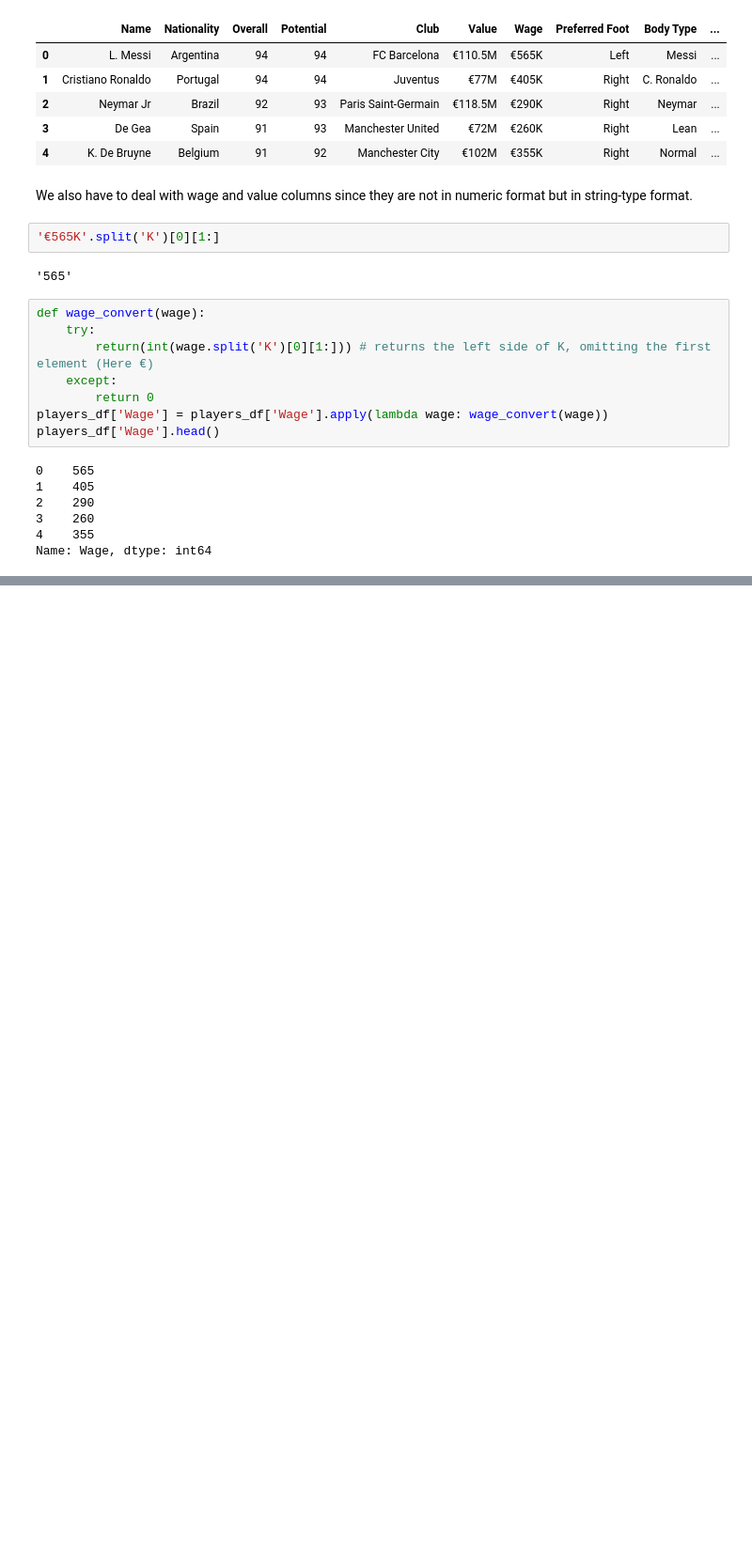
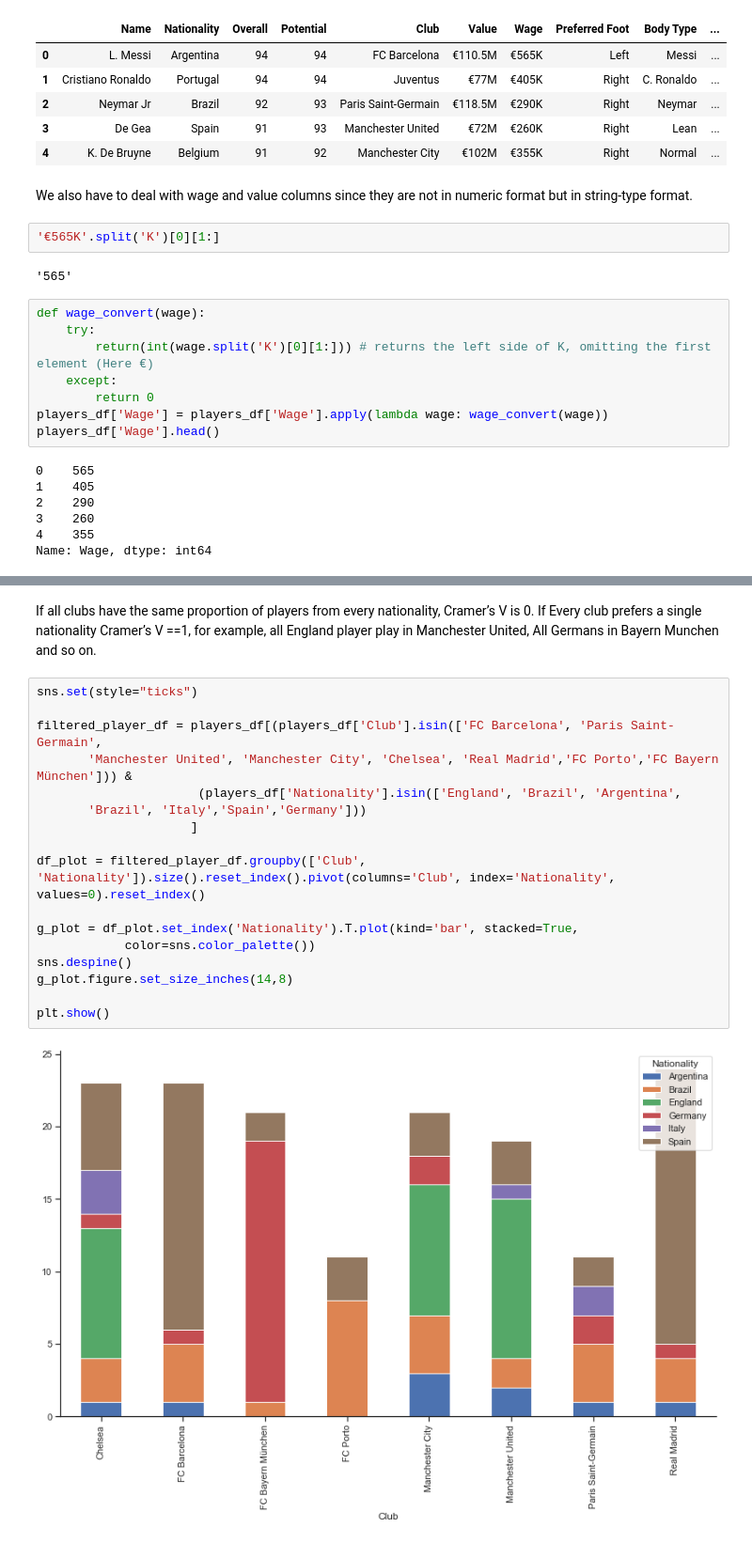
Before and after one commit to abhiram11/Sports-Data-Analysis, a Jupyter notebook: FIFA Player's Analysis and Visualization.ipynb, the cells around one changed output, grey strips where cells are left out. Shown: that part at 94% size. Saved outputs shown, nothing was run; the diff lists cells and outputs as text; blank space fills up the shorter version.

```diff
--- a/FIFA Player's Analysis and Visualization.ipynb
+++ b/FIFA Player's Analysis and Visualization.ipynb
@@ -79,0 +103,22 @@ players_df['Wage'].head()
+# %% [markdown]
+If all clubs have the same proportion of players from every nationality, Cramer’s V is 0.
+If Every club prefers a single nationality Cramer’s V ==1, for example, all England player play in Manchester United, All Germans in Bayern Munchen and so on.
+# %%
+sns.set(style="ticks")
+
+filtered_player_df = players_df[(players_df['Club'].isin(['FC Barcelona', 'Paris Saint-Germain',
+       'Manchester United', 'Manchester City', 'Chelsea', 'Real Madrid','FC Porto','FC Bayern München'])) &
+                      (players_df['Nationality'].isin(['England', 'Brazil', 'Argentina',
+       'Brazil', 'Italy','Spain','Germany']))
+                     ]
+
+df_plot = filtered_player_df.groupby(['Club', 'Nationality']).size().reset_index().pivot(columns='Club', index='Nationality', values=0).reset_index()
+
+g_plot = df_plot.set_index('Nationality').T.plot(kind='bar', stacked=True,
+            color=sns.color_palette())
+sns.despine()
+g_plot.figure.set_size_inches(14,8)
+
+plt.show()
+# %% [output]
+[figure, added]
```
Also changed, not shown: parts of 4 cells of this notebook.
